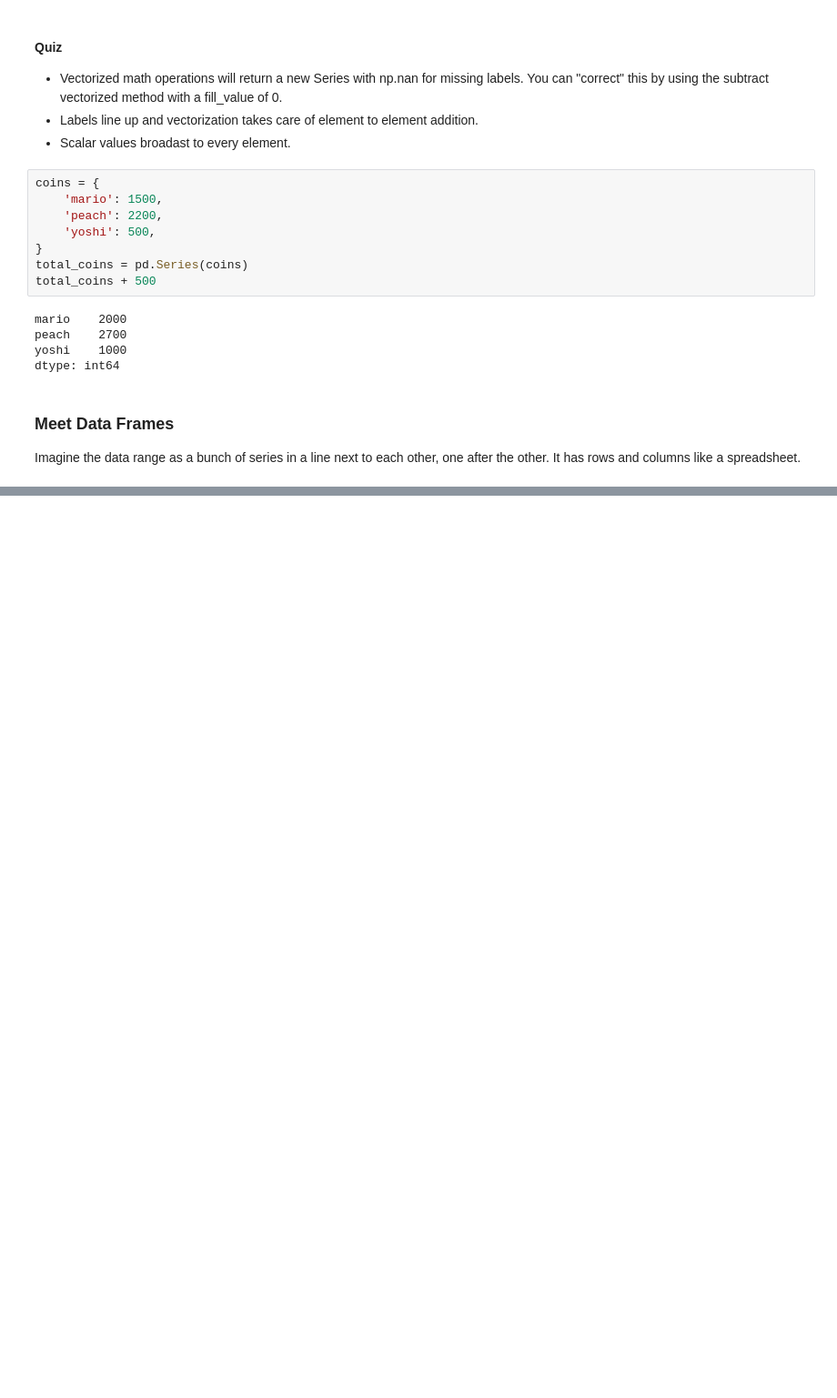
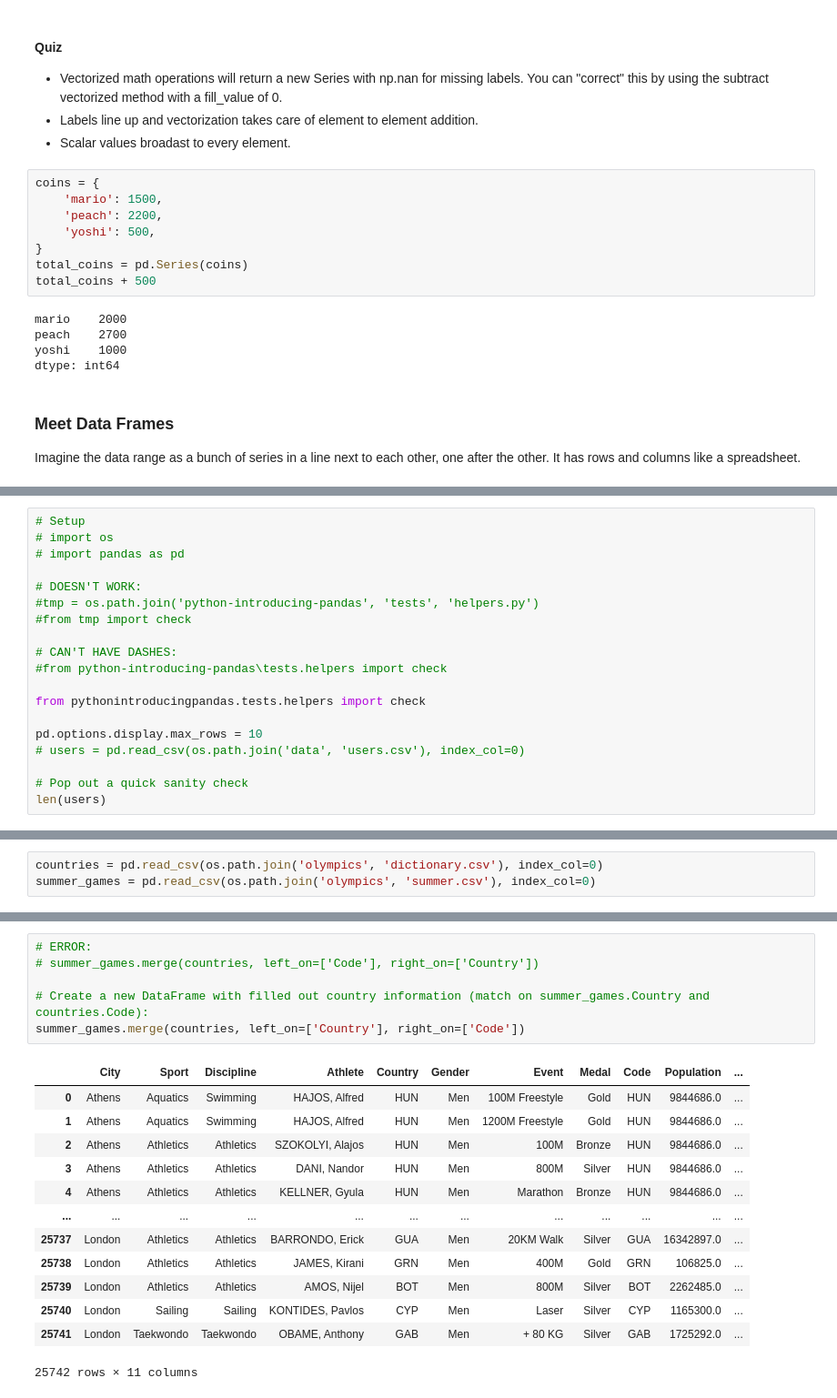
Before and after one commit to robertfg/python-coursework, a Jupyter notebook: Data Libraries/pandas.ipynb, the cells around one changed output, grey strips where cells are left out. Shown at 91% size. Drawn from its saved outputs; the diff is of its cells as text; blank space fills up the shorter version.

Commit message:
SQL Stuff and pandas

```diff
--- a/Data Libraries/pandas.ipynb
+++ b/Data Libraries/pandas.ipynb
@@ -174,0 +337,19 @@ Imagine the data range as a bunch of series in a line next to each other, one af
+# %%
+# Setup
+# import os
+# import pandas as pd
+
+# DOESN'T WORK:
+#tmp = os.path.join('python-introducing-pandas', 'tests', 'helpers.py')
+#from tmp import check
+
+# CAN'T HAVE DASHES:
+#from python-introducing-pandas\tests.helpers import check
+
+from pythonintroducingpandas.tests.helpers import check
+
+pd.options.display.max_rows = 10
+# users = pd.read_csv(os.path.join('data', 'users.csv'), index_col=0)
+
+# Pop out a quick sanity check
+len(users)
@@ -174,0 +481,3 @@ Imagine the data range as a bunch of series in a line next to each other, one af
+# %%
+countries = pd.read_csv(os.path.join('olympics', 'dictionary.csv'), index_col=0)
+summer_games = pd.read_csv(os.path.join('olympics', 'summer.csv'), index_col=0)
@@ -174,0 +500,20 @@ Imagine the data range as a bunch of series in a line next to each other, one af
+# %%
+# ERROR:
+# summer_games.merge(countries, left_on=['Code'], right_on=['Country'])
+
+# Create a new DataFrame with filled out country information (match on summer_games.Country and countries.Code):
+summer_games.merge(countries, left_on=['Country'], right_on=['Code'])
+# %% [output]
+|  | City | Sport | Discipline | Athlete | Country | Gender | Event | Medal | Code | Population | ... |
+| 0 | Athens | Aquatics | Swimming | HAJOS, Alfred | HUN | Men | 100M Freestyle | Gold | HUN | 9844686.0 | ... |
+| 1 | Athens | Aquatics | Swimming | HAJOS, Alfred | HUN | Men | 1200M Freestyle | Gold | HUN | 9844686.0 | ... |
+| 2 | Athens | Athletics | Athletics | SZOKOLYI, Alajos | HUN | Men | 100M | Bronze | HUN | 9844686.0 | ... |
+| 3 | Athens | Athletics | Athletics | DANI, Nandor | HUN | Men | 800M | Silver | HUN | 9844686.0 | ... |
+| 4 | Athens | Athletics | Athletics | KELLNER, Gyula | HUN | Men | Marathon | Bronze | HUN | 9844686.0 | ... |
+| ... | ... | ... | ... | ... | ... | ... | ... | ... | ... | ... | ... |
+| 25737 | London | Athletics | Athletics | BARRONDO, Erick | GUA | Men | 20KM Walk | Silver | GUA | 16342897.0 | ... |
+| 25738 | London | Athletics | Athletics | JAMES, Kirani | GRN | Men | 400M | Gold | GRN | 106825.0 | ... |
+| 25739 | London | Athletics | Athletics | AMOS, Nijel | BOT | Men | 800M | Silver | BOT | 2262485.0 | ... |
+| 25740 | London | Sailing | Sailing | KONTIDES, Pavlos | CYP | Men | Laser | Silver | CYP | 1165300.0 | ... |
+| 25741 | London | Taekwondo | Taekwondo | OBAME, Anthony | GAB | Men | + 80 KG | Silver | GAB | 1725292.0 | ... |
+25742 rows × 11 columns
```
Also changed, not shown: parts of 60 cells of this notebook, 6 other files.
